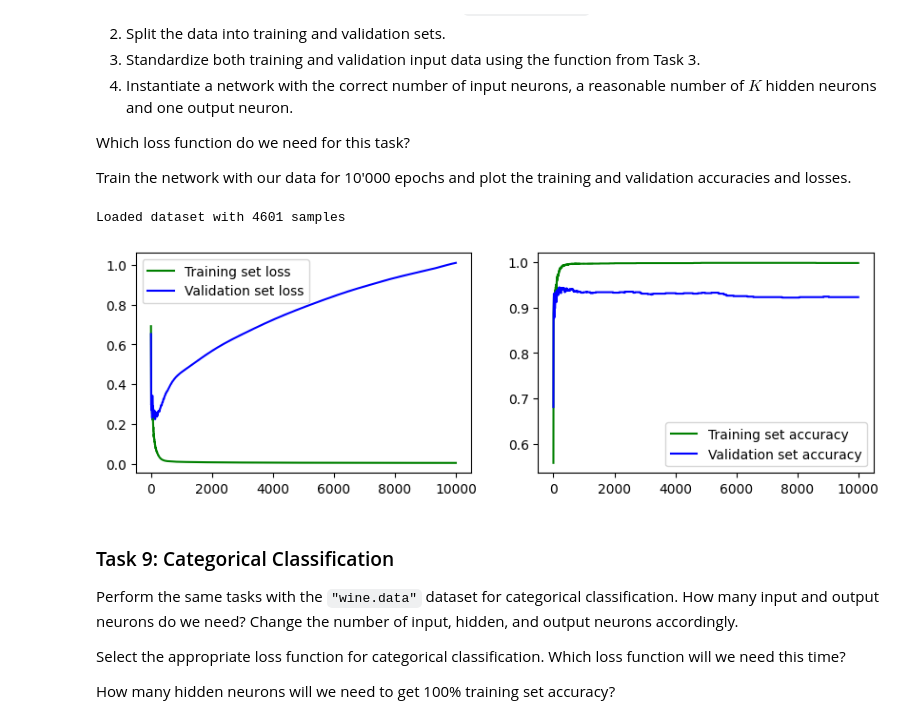
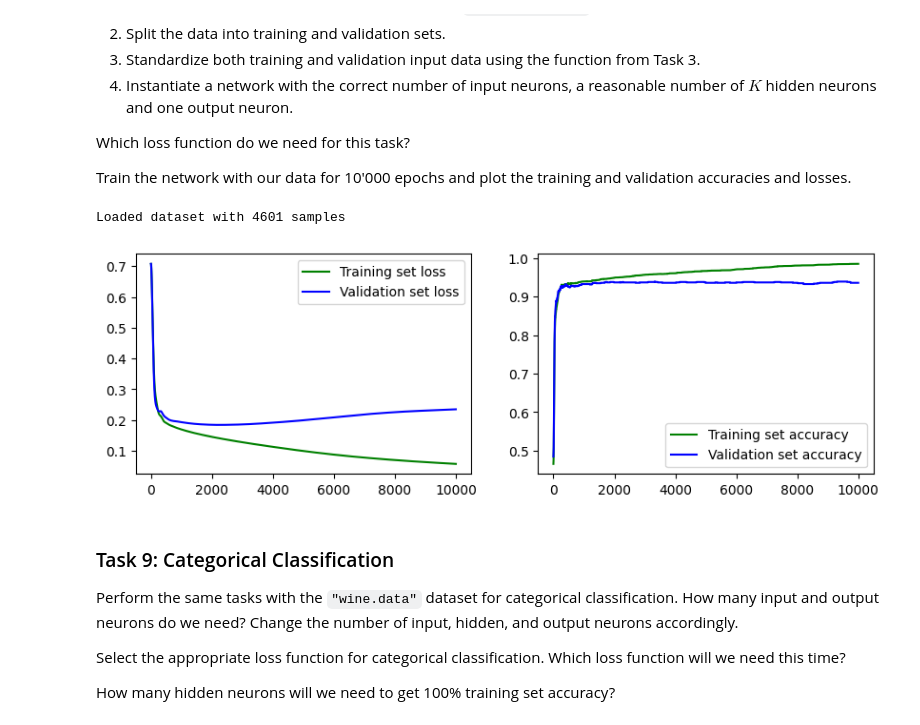
Before and after one commit to youngseo1108/FS23-DeepLearning, a Jupyter notebook: 05_Classification/DL-Assignment05.ipynb, the cells around one changed output. Drawn from its saved outputs; the diff is of its cells as text; code cells hidden in the pictures.

```diff
--- a/05_Classification/DL-Assignment05.ipynb
+++ b/05_Classification/DL-Assignment05.ipynb
@@ -311,23 +311,23 @@ Train the network with our data for 10'000 epochs and plot the training and vali
 # %%
 # define loss function
 loss = torch.nn.BCEWithLogitsLoss()
 # load dataset
 X, T = dataset('spambase.data')
 # split dataset
 X_train, T_train, X_val, T_val = split_training_data(X, T)
 # standardize input data
 X_train, X_val = standardize(X_train, X_val)
 # instantiate network
-network = Network(D=X_train.shape[1], K=200, O=1) # c.f., X = (N, D)
+network = Network(D=X_train.shape[1], K=40, O=1) # c.f., X = (N, D)
 
 # train network on our data
-train_loss, train_acc, val_loss, val_acc = train(X_train, T_train, X_val, T_val, network, loss)
+train_loss, train_acc, val_loss, val_acc = train(X_train, T_train, X_val, T_val, network, loss, lr=0.001)
 
 # plot the results
 plot(train_loss, train_acc, val_loss, val_acc)
 # %% [output]
 Loaded dataset with 4601 samples
-[figure, old version]
+[figure, new version]
 # %% [markdown]
 ### Task 9: Categorical Classification
 
```
Also changed, not shown: parts of 1 cell of this notebook.
